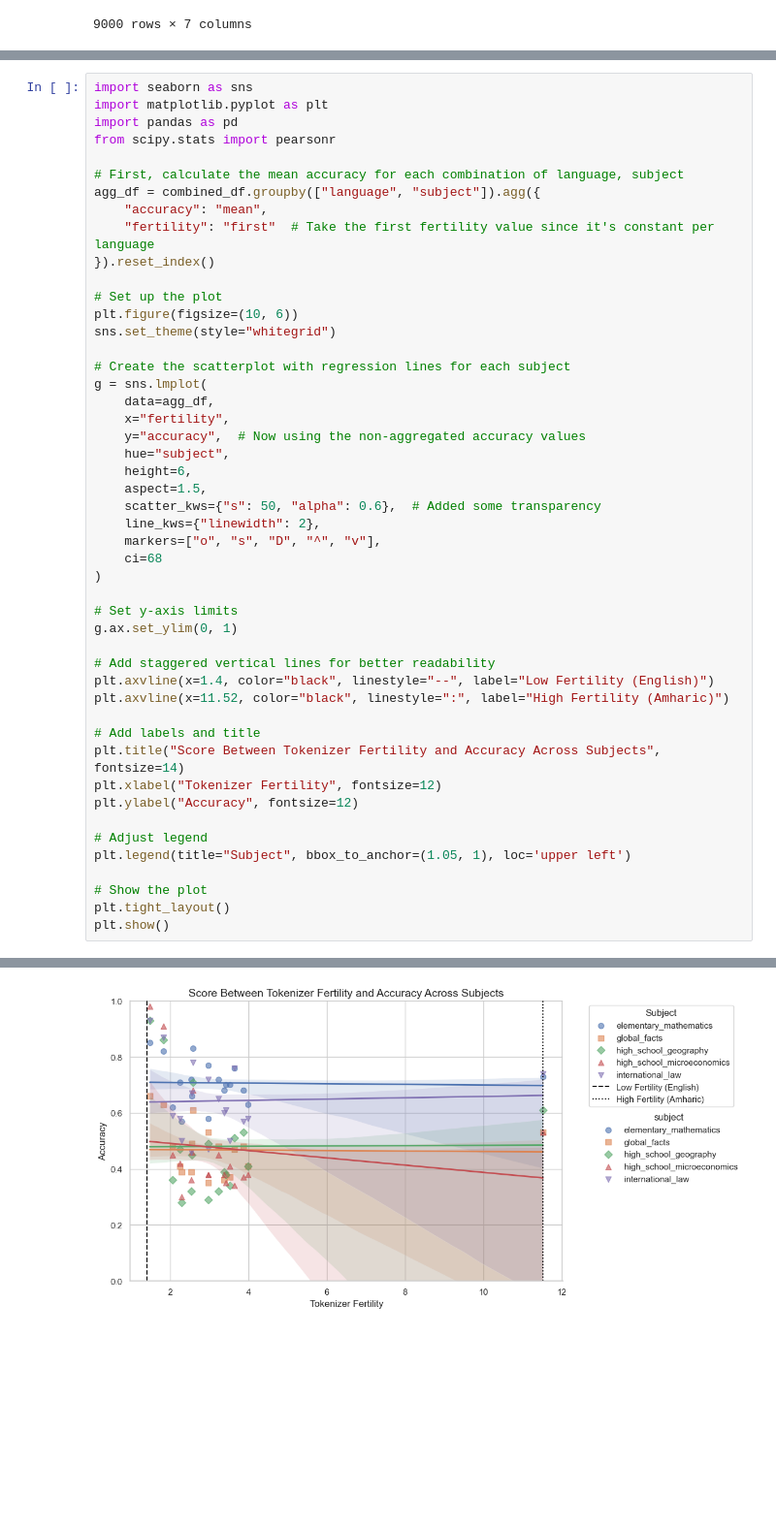
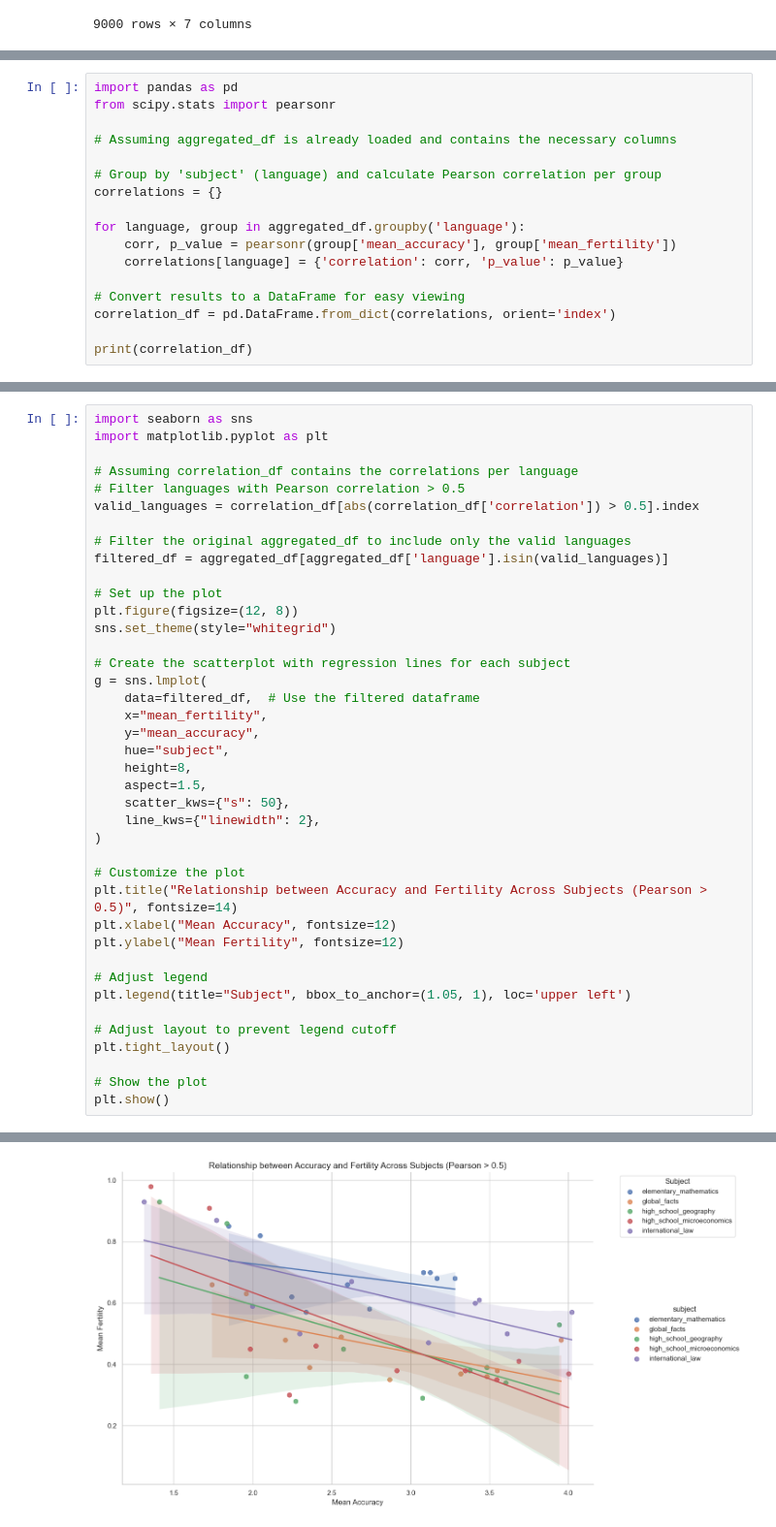
Before and after one commit to ada-b-zhang/llm-research, a Jupyter notebook: AfriMMLU/fertility_llama.ipynb, the cells around one changed output, grey strips where cells are left out. Shown at 97% size. Drawn from its saved outputs; the diff is of its cells as text; blank space fills up the shorter version.

```diff
--- a/AfriMMLU/fertility_llama.ipynb
+++ b/AfriMMLU/fertility_llama.ipynb
@@ -169,0 +287,17 @@ agg_df = combined_df.groupby(["language", "subject"]).agg(
+# %%
+import pandas as pd
+from scipy.stats import pearsonr
+
+# Assuming aggregated_df is already loaded and contains the necessary columns
+
+# Group by 'subject' (language) and calculate Pearson correlation per group
+correlations = {}
+
+for language, group in aggregated_df.groupby('language'):
+    corr, p_value = pearsonr(group['mean_accuracy'], group['mean_fertility'])
+    correlations[language] = {'correlation': corr, 'p_value': p_value}
+
+# Convert results to a DataFrame for easy viewing
+correlation_df = pd.DataFrame.from_dict(correlations, orient='index')
+
+print(correlation_df)
@@ -170,49 +324,41 @@ agg_df = combined_df.groupby(["language", "subject"]).agg(
 # %%
 import seaborn as sns
 import matplotlib.pyplot as plt
-import pandas as pd
-from scipy.stats import pearsonr
 
-# First, calculate the mean accuracy for each combination of language, subject
-agg_df = combined_df.groupby(["language", "subject"]).agg({
-    "accuracy": "mean",
-    "fertility": "first"  # Take the first fertility value since it's constant per language
-}).reset_index()
+# Assuming correlation_df contains the correlations per language
+# Filter languages with Pearson correlation > 0.5
+valid_languages = correlation_df[abs(correlation_df['correlation']) > 0.5].index
+
+# Filter the original aggregated_df to include only the valid languages
+filtered_df = aggregated_df[aggregated_df['language'].isin(valid_languages)]
 
 # Set up the plot
-plt.figure(figsize=(10, 6))
+plt.figure(figsize=(12, 8))
 sns.set_theme(style="whitegrid")
 
 # Create the scatterplot with regression lines for each subject
 g = sns.lmplot(
-    data=agg_df,
-    x="fertility",
-    y="accuracy",  # Now using the non-aggregated accuracy values
+    data=filtered_df,  # Use the filtered dataframe
+    x="mean_fertility",
+    y="mean_accuracy",
     hue="subject",
-    height=6,
+    height=8,
     aspect=1.5,
-    scatter_kws={"s": 50, "alpha": 0.6},  # Added some transparency
+    scatter_kws={"s": 50},
     line_kws={"linewidth": 2},
-    markers=["o", "s", "D", "^", "v"],
-    ci=68
 )
 
-# Set y-axis limits
-g.ax.set_ylim(0, 1)
-
-# Add staggered vertical lines for better readability
-plt.axvline(x=1.4, color="black", linestyle="--", label="Low Fertility (English)")
-plt.axvline(x=11.52, color="black", linestyle=":", label="High Fertility (Amharic)")
-
-# Add labels and title
-plt.title("Score Between Tokenizer Fertility and Accuracy Across Subjects", fontsize=14)
-plt.xlabel("Tokenizer Fertility", fontsize=12)
-plt.ylabel("Accuracy", fontsize=12)
+# Customize the plot
+plt.title("Relationship between Accuracy and Fertility Across Subjects (Pearson > 0.5)", fontsize=14)
+plt.xlabel("Mean Accuracy", fontsize=12)
+plt.ylabel("Mean Fertility", fontsize=12)
 
 # Adjust legend
 plt.legend(title="Subject", bbox_to_anchor=(1.05, 1), loc='upper left')
 
+# Adjust layout to prevent legend cutoff
+plt.tight_layout()
+
 # Show the plot
-plt.tight_layout()
 plt.show()
 # %% [output]
@@ -220 +366 @@ plt.show()
-[figure, old version]
+[figure, new version]
```
Also changed, not shown: parts of 9 cells of this notebook.
